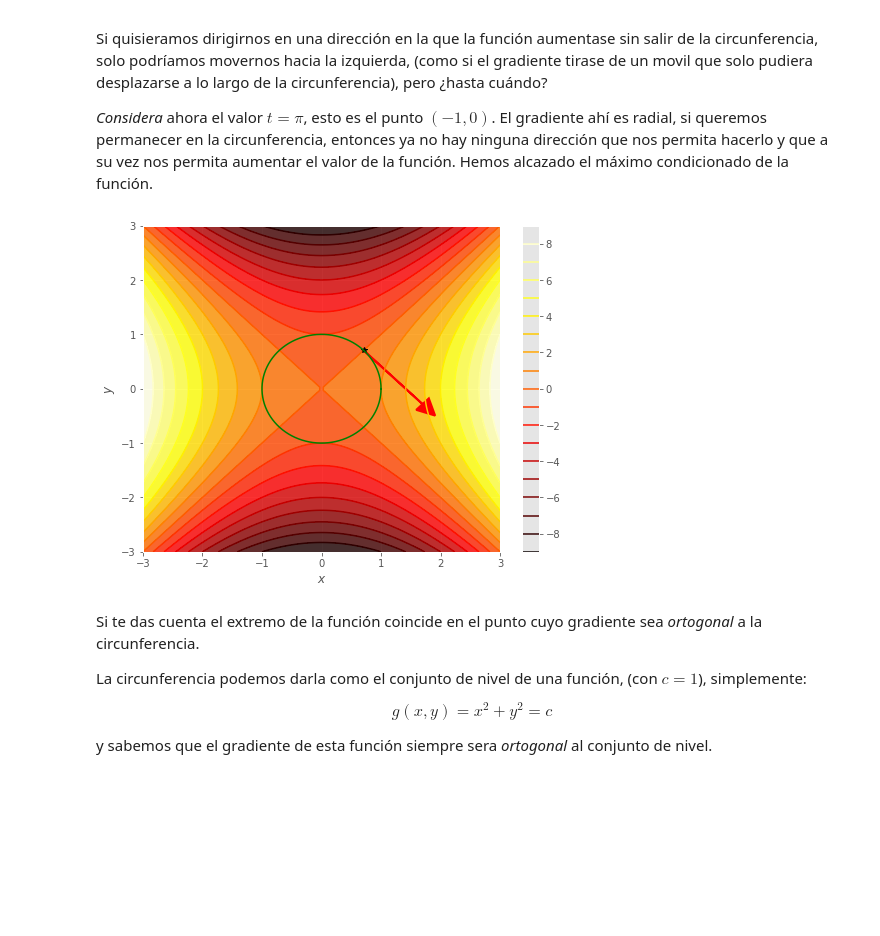
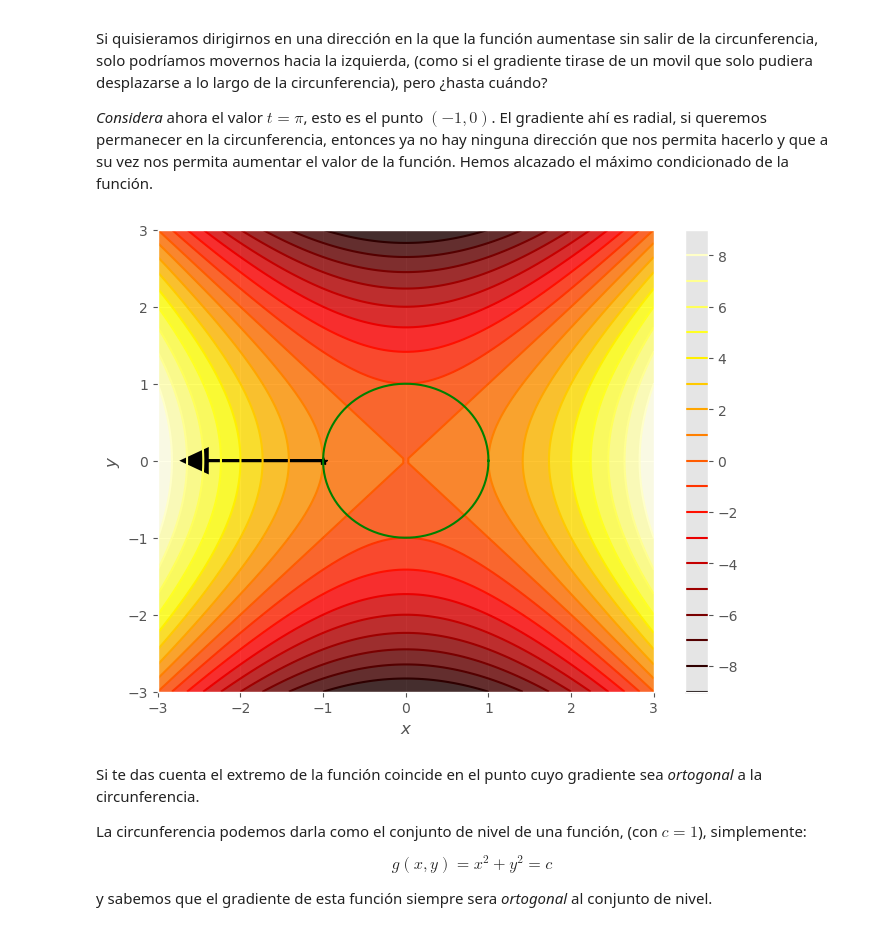
Before and after one commit to xabiercidvidal/USC-MMIII, a Jupyter notebook: notebooks/tderivadas_min_max.ipynb, the cells around one changed output. Cells and saved outputs as stored; diff of their text form; code cells hidden in the pictures; blank space fills up the shorter version.

```diff
--- a/notebooks/tderivadas_min_max.ipynb
+++ b/notebooks/tderivadas_min_max.ipynb
@@ -465,16 +465,16 @@ Si quisieramos dirigirnos en una dirección en la que la función aumentase sin
 
 *Considera* ahora el valor $t  = \pi$, esto es el punto $(-1, 0)$. El gradiente ahí es radial, si queremos permanecer en la circunferencia, entonces ya no hay ninguna dirección que nos permita hacerlo y que a su vez nos permita aumentar el valor de la función. Hemos alcazado el máximo condicionado de la función.
 # %%
-t0  = 1.*np.pi/4
+t0  = 4.*np.pi/4
 fpx = lambda x, y :  2*x
 fpy = lambda x, y : -2*y
 x0, y0 = xt(t0), yt(t0)
 gf.contour(f);
 gf.dot(x0, y0)
 gf.line2d(xt, yt, trange=(0., 2*np.pi, 100), color = 'green',newfig = False);
-gf.arrow(x0, y0, fpx(x0, y0), fpy(x0, y0), color = 'red'); # nabla f
+gf.arrow(x0, y0, fpx(x0, y0), fpy(x0, y0), color = 'black'); # nabla f
 # %% [output]
-[figure, old version]
+[figure, new version]
 # %% [markdown]
 Si te das cuenta el extremo de la función coincide en el punto cuyo gradiente sea *ortogonal* a la circunferencia.
 
```
Also changed, not shown: parts of 16 cells of this notebook, 2 other files.
